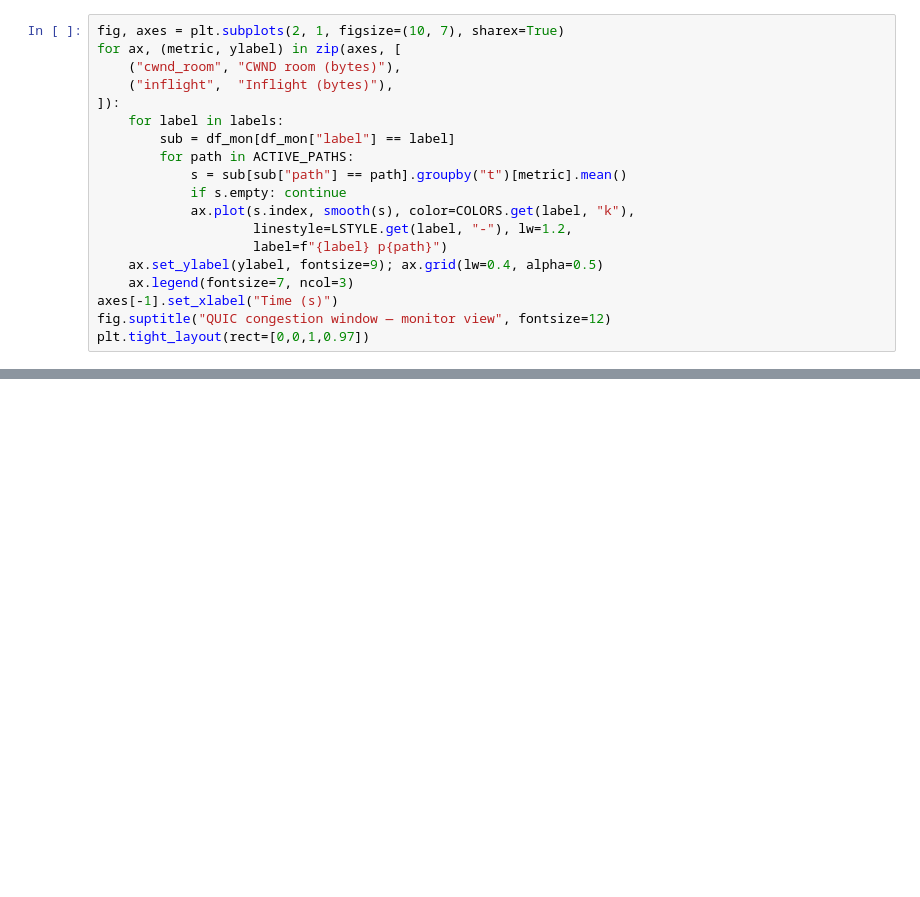
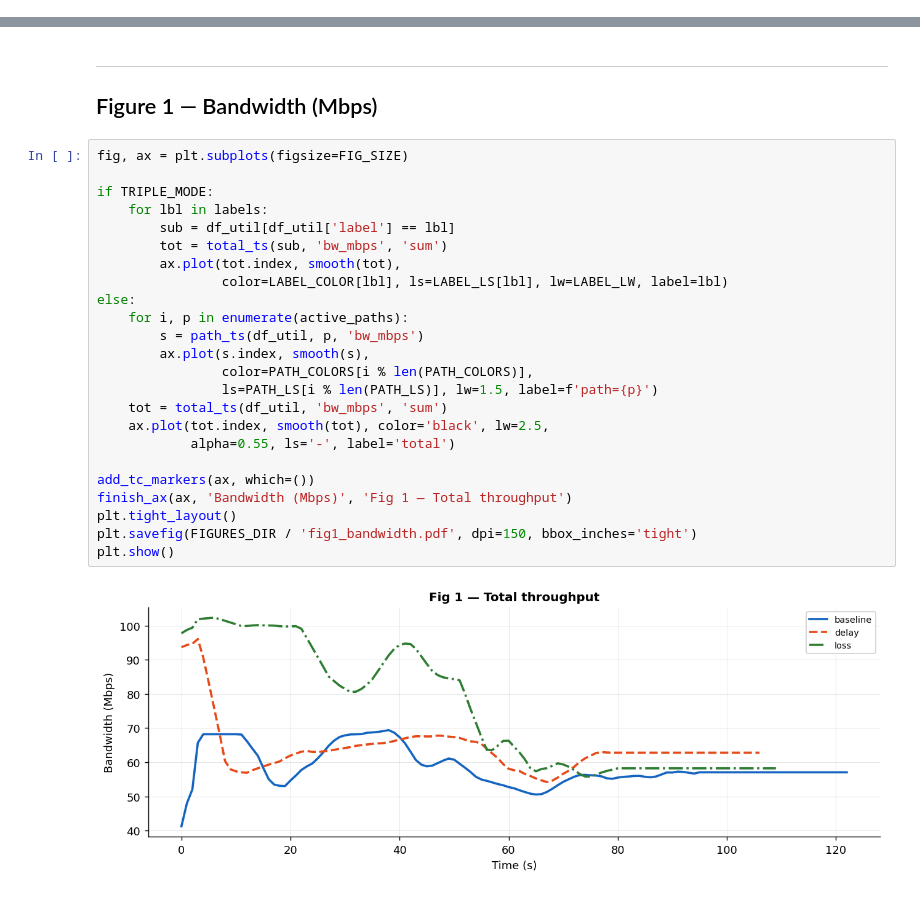
Before and after one commit to xiaoha-cloud/qcurl-4dmap-experiment, a Jupyter notebook: scripts/analyze/phase2_analysis.ipynb, the cells around one changed output, grey strips where cells are left out. Cells and saved outputs as stored; diff of their text form; blank space fills up the shorter version.

```diff
--- a/scripts/analyze/phase2_analysis.ipynb
+++ b/scripts/analyze/phase2_analysis.ipynb
@@ -207,19 +0,0 @@ plt.tight_layout(rect=[0,0,1,0.97])
-# %%
-fig, axes = plt.subplots(2, 1, figsize=(10, 7), sharex=True)
-for ax, (metric, ylabel) in zip(axes, [
-    ("cwnd_room", "CWND room (bytes)"),
-    ("inflight",  "Inflight (bytes)"),
-]):
-    for label in labels:
-        sub = df_mon[df_mon["label"] == label]
-        for path in ACTIVE_PATHS:
-            s = sub[sub["path"] == path].groupby("t")[metric].mean()
-            if s.empty: continue
-            ax.plot(s.index, smooth(s), color=COLORS.get(label, "k"),
-                    linestyle=LSTYLE.get(label, "-"), lw=1.2,
-                    label=f"{label} p{path}")
-    ax.set_ylabel(ylabel, fontsize=9); ax.grid(lw=0.4, alpha=0.5)
-    ax.legend(fontsize=7, ncol=3)
-axes[-1].set_xlabel("Time (s)")
-fig.suptitle("QUIC congestion window — monitor view", fontsize=12)
-plt.tight_layout(rect=[0,0,1,0.97])
@@ -238,0 +404,29 @@ print(f"Figures will be saved under: {REPO / 'figures'}")
+# %% [markdown]
+---
+## Figure 1 — Bandwidth (Mbps)
+# %%
+fig, ax = plt.subplots(figsize=FIG_SIZE)
+
+if TRIPLE_MODE:
+    for lbl in labels:
+        sub = df_util[df_util['label'] == lbl]
+        tot = total_ts(sub, 'bw_mbps', 'sum')
+        ax.plot(tot.index, smooth(tot),
+                color=LABEL_COLOR[lbl], ls=LABEL_LS[lbl], lw=LABEL_LW, label=lbl)
+else:
+    for i, p in enumerate(active_paths):
+        s = path_ts(df_util, p, 'bw_mbps')
+        ax.plot(s.index, smooth(s),
+                color=PATH_COLORS[i % len(PATH_COLORS)],
+                ls=PATH_LS[i % len(PATH_LS)], lw=1.5, label=f'path={p}')
+    tot = total_ts(df_util, 'bw_mbps', 'sum')
+    ax.plot(tot.index, smooth(tot), color='black', lw=2.5,
+            alpha=0.55, ls='-', label='total')
+
+add_tc_markers(ax, which=())
+finish_ax(ax, 'Bandwidth (Mbps)', 'Fig 1 — Total throughput')
+plt.tight_layout()
+plt.savefig(FIGURES_DIR / 'fig1_bandwidth.pdf', dpi=150, bbox_inches='tight')
+plt.show()
+# %% [output]
+[figure, added]
```
Also changed, not shown: parts of 39 cells of this notebook, 9 other files.
